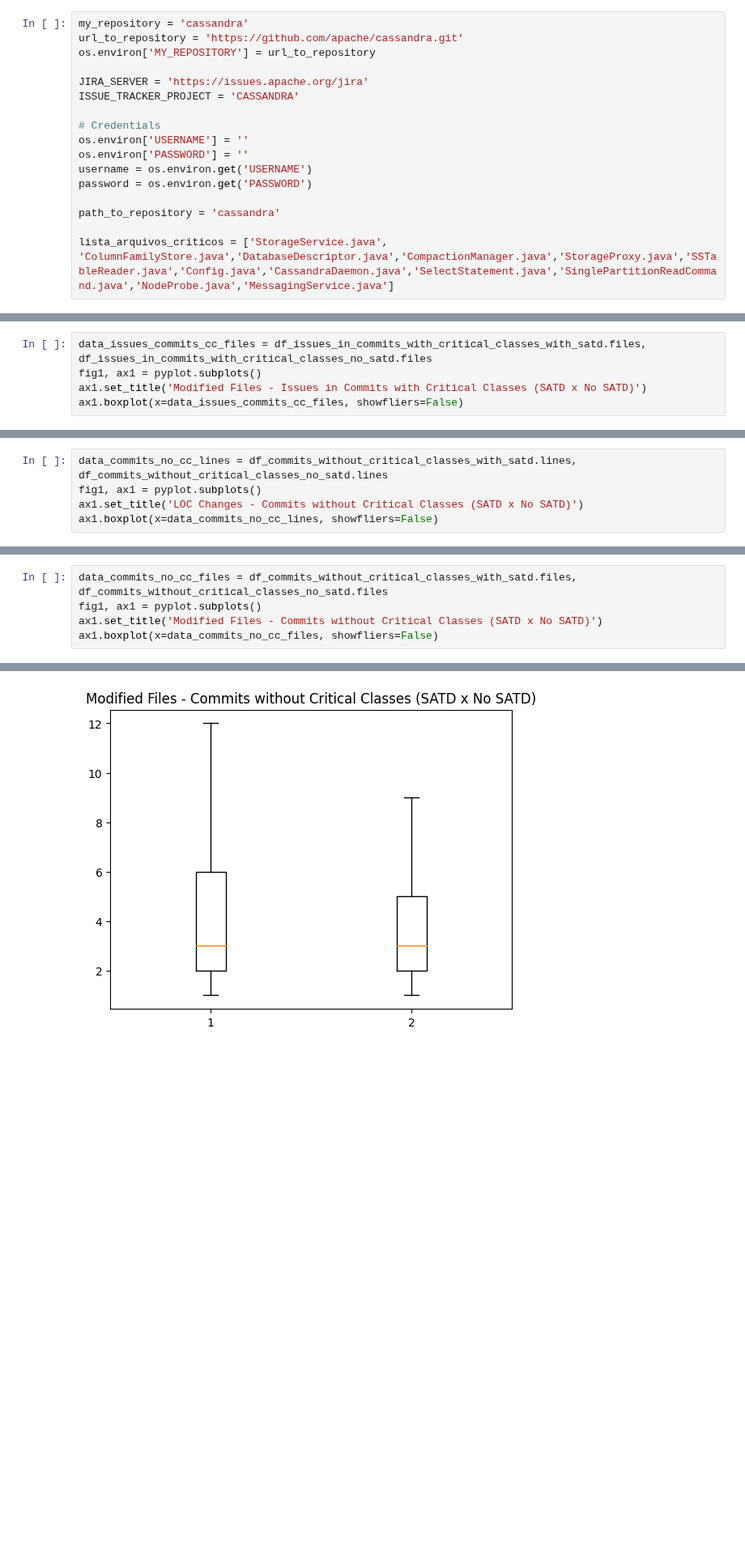
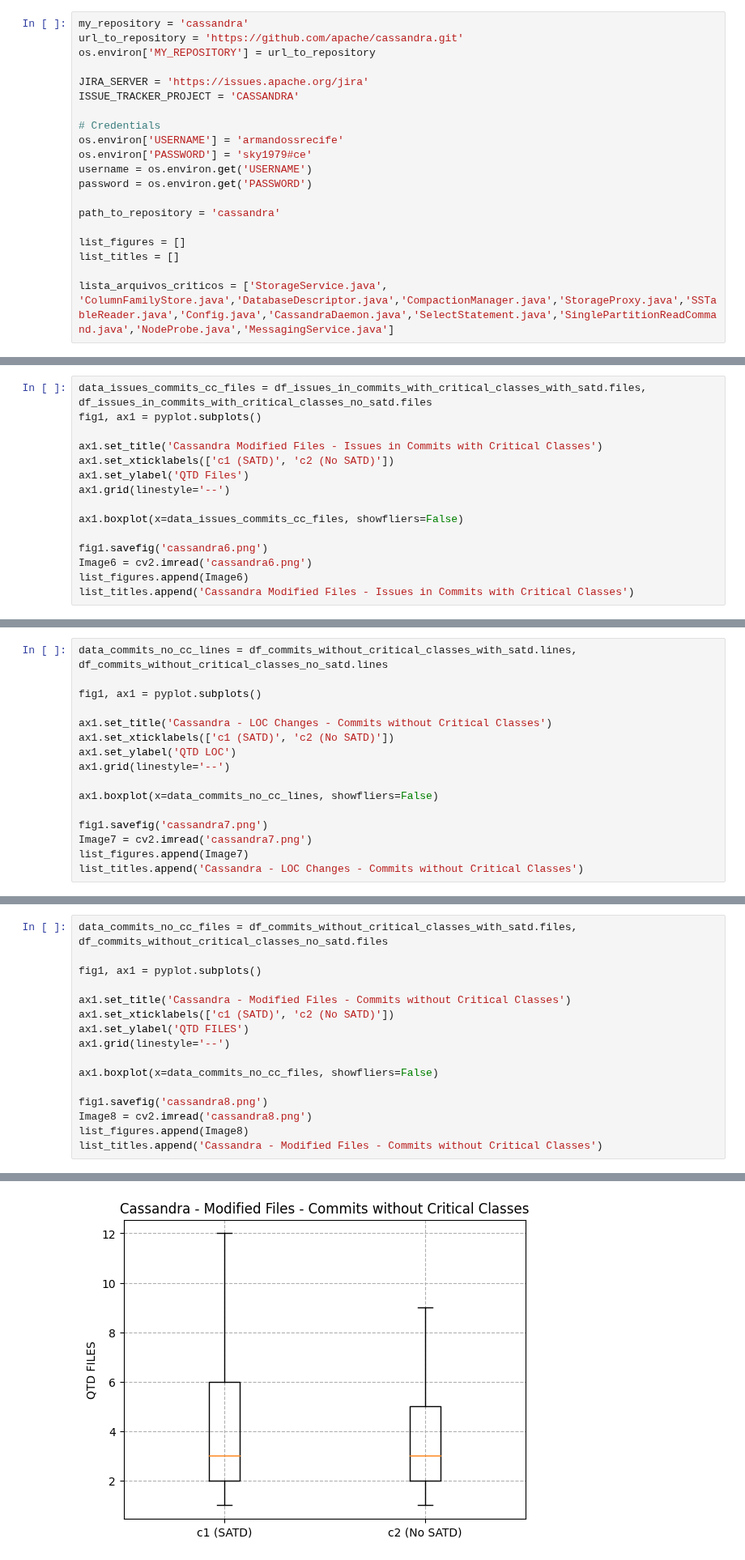
Before and after one commit to armandossrecife/my_validation3, a Jupyter notebook: my_analysis_cassandra.ipynb, the cells around one changed output, grey strips where cells are left out. Shown at 81% size. Cells and saved outputs as stored; diff of their text form; blank space fills up the shorter version.

```diff
--- a/my_analysis_cassandra.ipynb
+++ b/my_analysis_cassandra.ipynb
@@ -63,13 +64,16 @@ JIRA_SERVER = 'https://issues.apache.org/jira'
 ISSUE_TRACKER_PROJECT = 'CASSANDRA'
 
 # Credentials
-os.environ['USERNAME'] = ''
-os.environ['PASSWORD'] = ''
+os.environ['USERNAME'] = 'armandossrecife'
+os.environ['PASSWORD'] = 'sky1979#ce'
 username = os.environ.get('USERNAME')
 password = os.environ.get('PASSWORD')
 
 path_to_repository = 'cassandra'
 
+list_figures = []
+list_titles = []
+
 lista_arquivos_criticos = ['StorageService.java', 'ColumnFamilyStore.java','DatabaseDescriptor.java','CompactionManager.java','StorageProxy.java','SSTableReader.java','Config.java','CassandraDaemon.java','SelectStatement.java','SinglePartitionReadCommand.java','NodeProbe.java','MessagingService.java']
 # %% [markdown]
 ## Clona o Repositório
@@ -1634,6 +1709,16 @@ ax1.boxplot(x=data_issues_commits_cc_lines, showfliers=False)
 # %%
 data_issues_commits_cc_files = df_issues_in_commits_with_critical_classes_with_satd.files, df_issues_in_commits_with_critical_classes_no_satd.files
 fig1, ax1 = pyplot.subplots()
-ax1.set_title('Modified Files - Issues in Commits with Critical Classes (SATD x No SATD)')
+
+ax1.set_title('Cassandra Modified Files - Issues in Commits with Critical Classes')
+ax1.set_xticklabels(['c1 (SATD)', 'c2 (No SATD)'])
+ax1.set_ylabel('QTD Files')
+ax1.grid(linestyle='--')
+
 ax1.boxplot(x=data_issues_commits_cc_files, showfliers=False)
+
+fig1.savefig('cassandra6.png')
+Image6 = cv2.imread('cassandra6.png')
+list_figures.append(Image6)
+list_titles.append('Cassandra Modified Files - Issues in Commits with Critical Classes')
 # %% [output]
@@ -1769,7 +1840,18 @@ round(df_commits_without_critical_classes_no_satd.describe(), 2)
 **LOC changes**
 # %%
 data_commits_no_cc_lines = df_commits_without_critical_classes_with_satd.lines, df_commits_without_critical_classes_no_satd.lines
+
 fig1, ax1 = pyplot.subplots()
-ax1.set_title('LOC Changes - Commits without Critical Classes (SATD x No SATD)')
+
+ax1.set_title('Cassandra - LOC Changes - Commits without Critical Classes')
+ax1.set_xticklabels(['c1 (SATD)', 'c2 (No SATD)'])
+ax1.set_ylabel('QTD LOC')
+ax1.grid(linestyle='--')
+
 ax1.boxplot(x=data_commits_no_cc_lines, showfliers=False)
+
+fig1.savefig('cassandra7.png')
+Image7 = cv2.imread('cassandra7.png')
+list_figures.append(Image7)
+list_titles.append('Cassandra - LOC Changes - Commits without Critical Classes')
 # %% [output]
@@ -1792,7 +1860,18 @@ ax1.boxplot(x=data_commits_no_cc_lines, showfliers=False)
 **Modified Files**
 # %%
 data_commits_no_cc_files = df_commits_without_critical_classes_with_satd.files, df_commits_without_critical_classes_no_satd.files
+
 fig1, ax1 = pyplot.subplots()
-ax1.set_title('Modified Files - Commits without Critical Classes (SATD x No SATD)')
+
+ax1.set_title('Cassandra - Modified Files - Commits without Critical Classes')
+ax1.set_xticklabels(['c1 (SATD)', 'c2 (No SATD)'])
+ax1.set_ylabel('QTD FILES')
+ax1.grid(linestyle='--')
+
 ax1.boxplot(x=data_commits_no_cc_files, showfliers=False)
+
+fig1.savefig('cassandra8.png')
+Image8 = cv2.imread('cassandra8.png')
+list_figures.append(Image8)
+list_titles.append('Cassandra - Modified Files - Commits without Critical Classes')
 # %% [output]
@@ -1813 +1878 @@ ax1.boxplot(x=data_commits_no_cc_files, showfliers=False)
-[figure, old version]
+[figure, new version]
```
Also changed, not shown: parts of 24 cells of this notebook.
